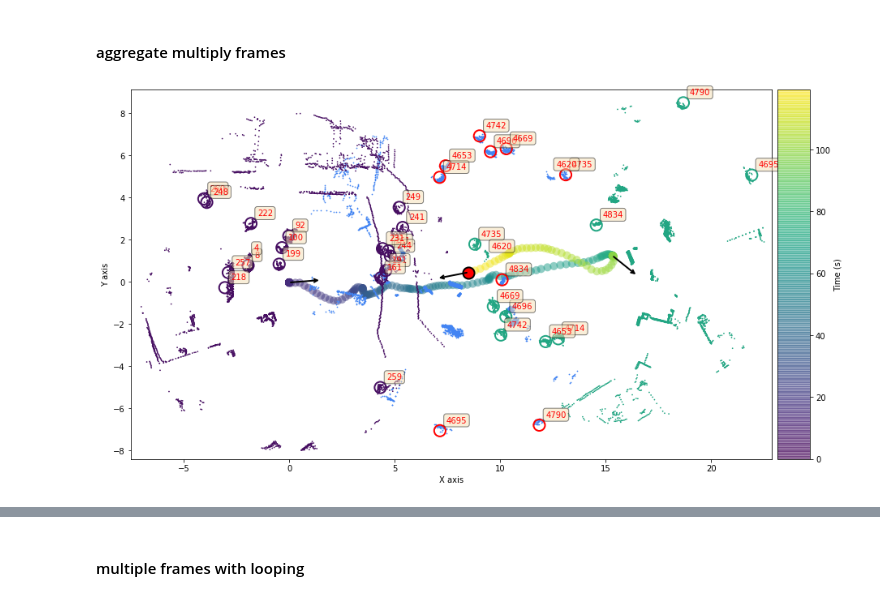
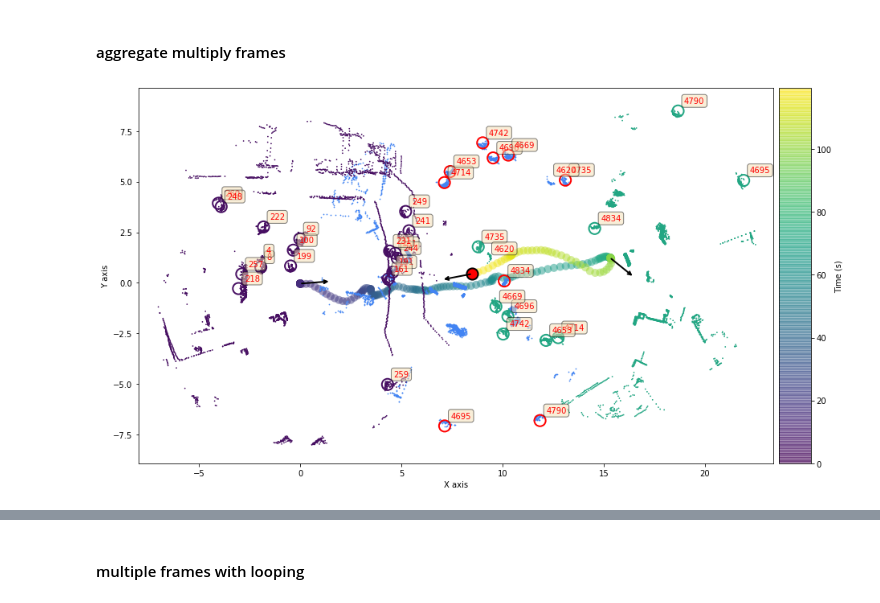
Before and after one commit to epfl-lasa/crowdbot-evaluation-tools, a Jupyter notebook: notebooks/viz_img_2d.ipynb, the cells around one changed output, grey strips where cells are left out. Cells and saved outputs as stored; diff of their text form; code cells hidden in the pictures.

```diff
--- a/notebooks/viz_img_2d.ipynb
+++ b/notebooks/viz_img_2d.ipynb
@@ -841,7 +849,7 @@ def display_frame_pose_more(
     with_colorbar=True,
     with_id=False,
     filter_h=0.2,
-    offset=7.5,
+    offset=8,
     more_pc=None,
     more_bbox=None,
     more_frs=None,
@@ -1090,31 +1098,37 @@ for fr in more_frs:
     lidar, _, _, trks = cb_data[seq_idx, fr]
     more_pc.append(lidar.T)
     more_bbox.append(trks)
 
 consider_pose = True
 if consider_pose:
     tf_qolo_dir = os.path.join(cb_data.source_data_dir, "tf_qolo")
     pose_stampe_path = os.path.join(
         tf_qolo_dir, seq + "_tfqolo_sampled.npy"
     )
     lidar_pose_stamped = np.load(
         pose_stampe_path, allow_pickle=True
     ).item()
 
 fig_xy = plt.figure(figsize=(15, 10))
 fig_xy = display_frame_pose_more(
     fig_xy,
     pose_stamped=lidar_pose_stamped,
     fr_idx=fr_idx,
     pc=lidar.T,
     bbox=trks,
     with_cloud=True,
     with_id=True,
     more_pc=more_pc,
     more_bbox=more_bbox,
     more_frs=more_frs,
 )
 
+fig_xy.savefig(
+    'multi_frame_aggregate_{}.pdf'.format(seq),
+    bbox_inches='tight',
+    dpi=300,
+)
+
 plt.show()
 # %% [output]
-[figure, old version]
+[figure, new version]
```
Also changed, not shown: parts of 8 cells of this notebook, 15 other files.
